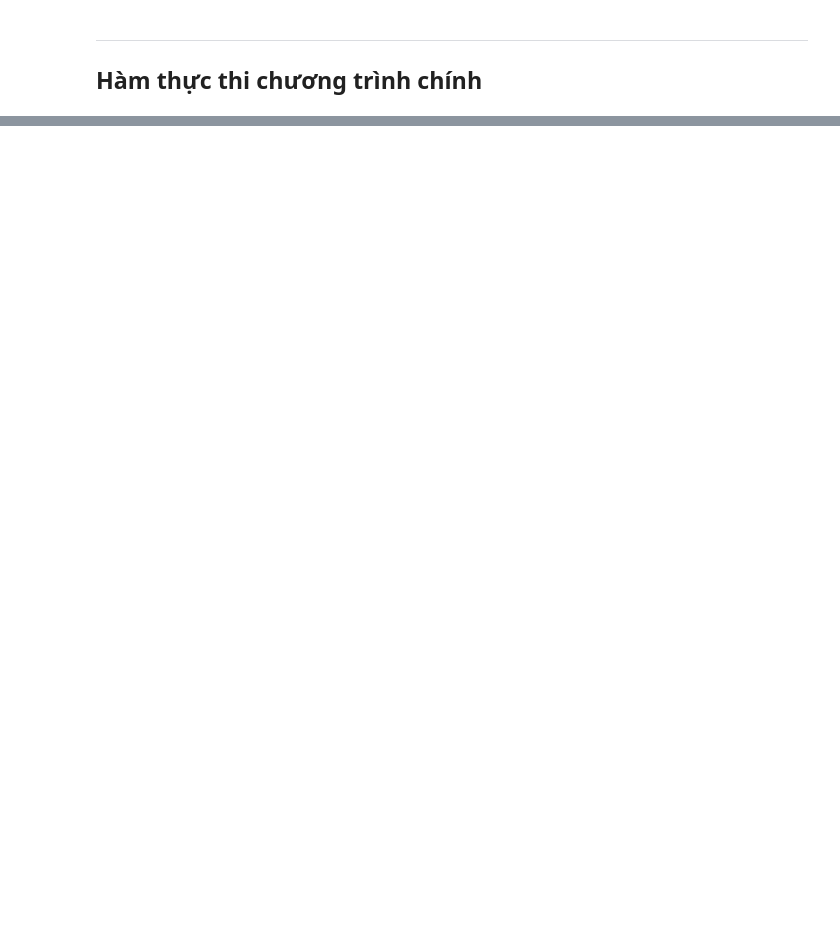
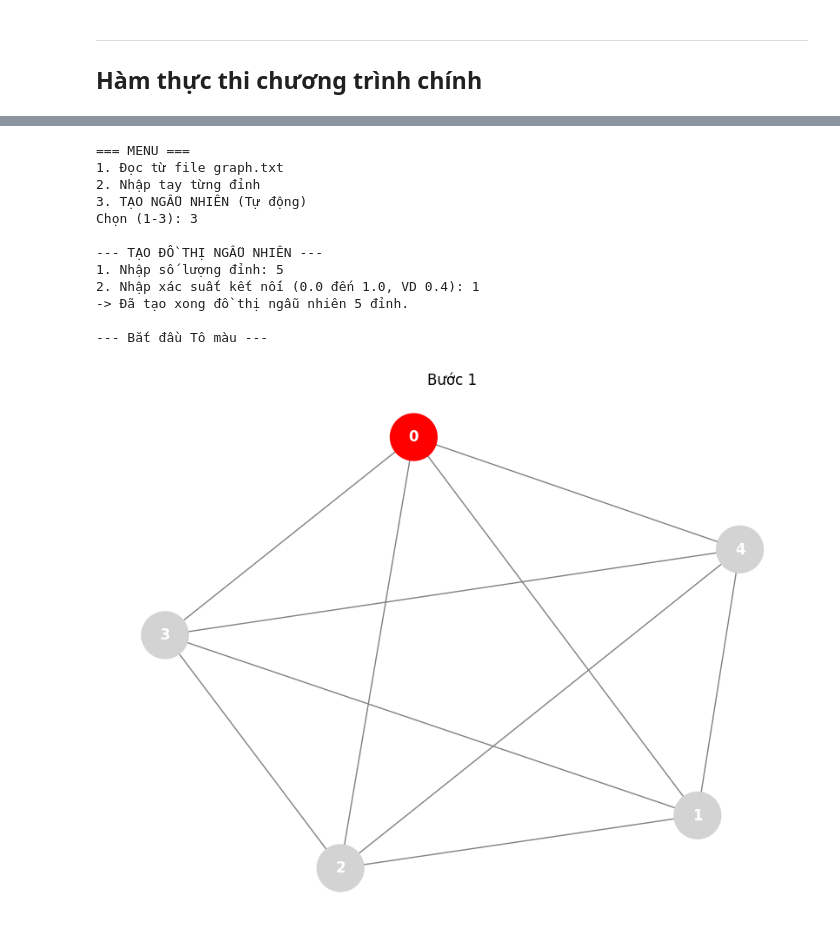
Before and after one commit to huavinhkhang0405/TriTueNhanTao, a Jupyter notebook: BaoCao_THTTNT_Buoi4.ipynb, the cells around one changed output, grey strips where cells are left out. Cells and saved outputs as stored; diff of their text form; code cells hidden in the pictures; blank space fills up the shorter version.

```diff
--- a/BaoCao_THTTNT_Buoi4.ipynb
+++ b/BaoCao_THTTNT_Buoi4.ipynb
@@ -181,0 +555,53 @@ def main():
+# %%
+# --- 4. MAIN ---
+
+def main():
+    graph_data = []
+    nodes = []
+
+    while True:
+        print("\n=== MENU ===")
+        print("1. Đọc từ file graph.txt")
+        print("2. Nhập tay từng đỉnh")
+        print("3. TẠO NGẪU NHIÊN (Tự động)") # <--- Mục mới
+        choice = input("Chọn (1-3): ")
+
+        if choice == '1':
+            graph_data = loadGraph('graph.txt')
+            if graph_data:
+                nodes = [str(i) for i in range(len(graph_data))]
+                break
+        elif choice == '2':
+            graph_data, nodes = create_graph_from_input()
+            if graph_data: break
+        elif choice == '3':
+            # Gọi hàm sinh ngẫu nhiên
+            graph_data, nodes = create_random_graph()
+            if graph_data: break
+        else:
+            print("Lựa chọn không hợp lệ.")
+
+    if not graph_data: return
+
+    # Chạy thuật toán
+    steps = graph_coloring_algorithm(graph_data, nodes)
+
+    # Vẽ
+    draw_graph(graph_data, steps, nodes)
+
+if __name__ == '__main__':
+    main()
+# %% [output]
+=== MENU ===
+1. Đọc từ file graph.txt
+2. Nhập tay từng đỉnh
+3. TẠO NGẪU NHIÊN (Tự động)
+Chọn (1-3): 3
+
+--- TẠO ĐỒ THỊ NGẪU NHIÊN ---
+1. Nhập số lượng đỉnh: 5
+2. Nhập xác suất kết nối (0.0 đến 1.0, VD 0.4): 1
+-> Đã tạo xong đồ thị ngẫu nhiên 5 đỉnh.
+
+--- Bắt đầu Tô màu ---
+[figure, added]
```
Also changed, not shown: parts of 11 cells of this notebook.
